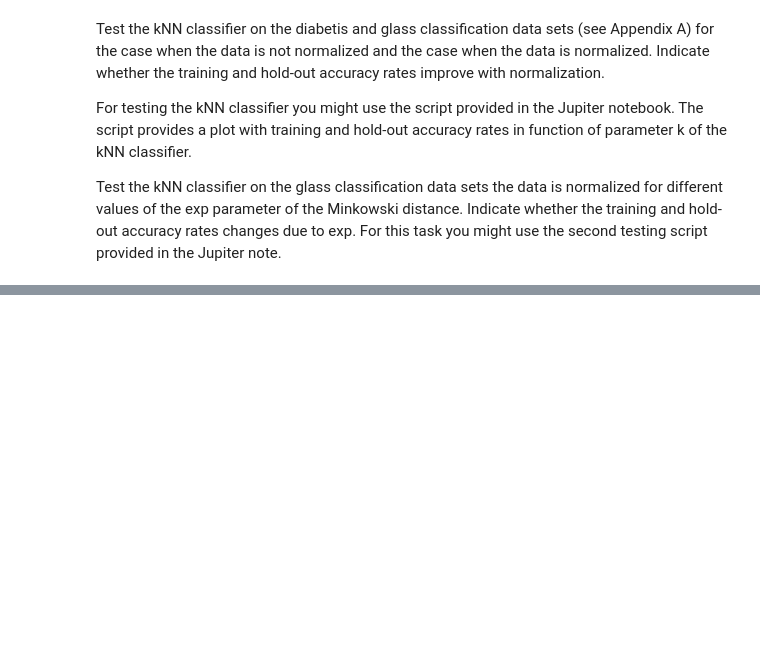
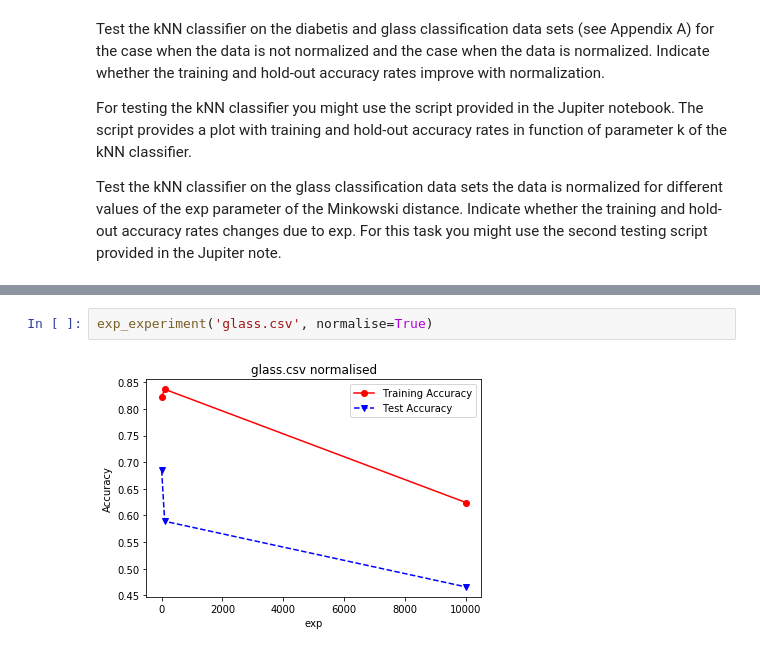
Before and after one commit to S010MON/machine_learning, a Jupyter notebook: Lab-02.ipynb, the cells around one changed output, grey strips where cells are left out. Drawn from its saved outputs; the diff is of its cells as text; blank space fills up the shorter version.

```diff
--- a/Lab-02.ipynb
+++ b/Lab-02.ipynb
@@ -187,3 +237,7 @@ Text(0, 0.5, 'Accuracy')
+# %%
+exp_experiment('glass.csv', normalise=True)
+# %% [output]
+[figure, added]
 # %%
 y_true = [3, -0.5, 2, 7]
 y_pred = [2.5, 0.0, 2, 8]
```
Also changed, not shown: parts of 11 cells of this notebook.
